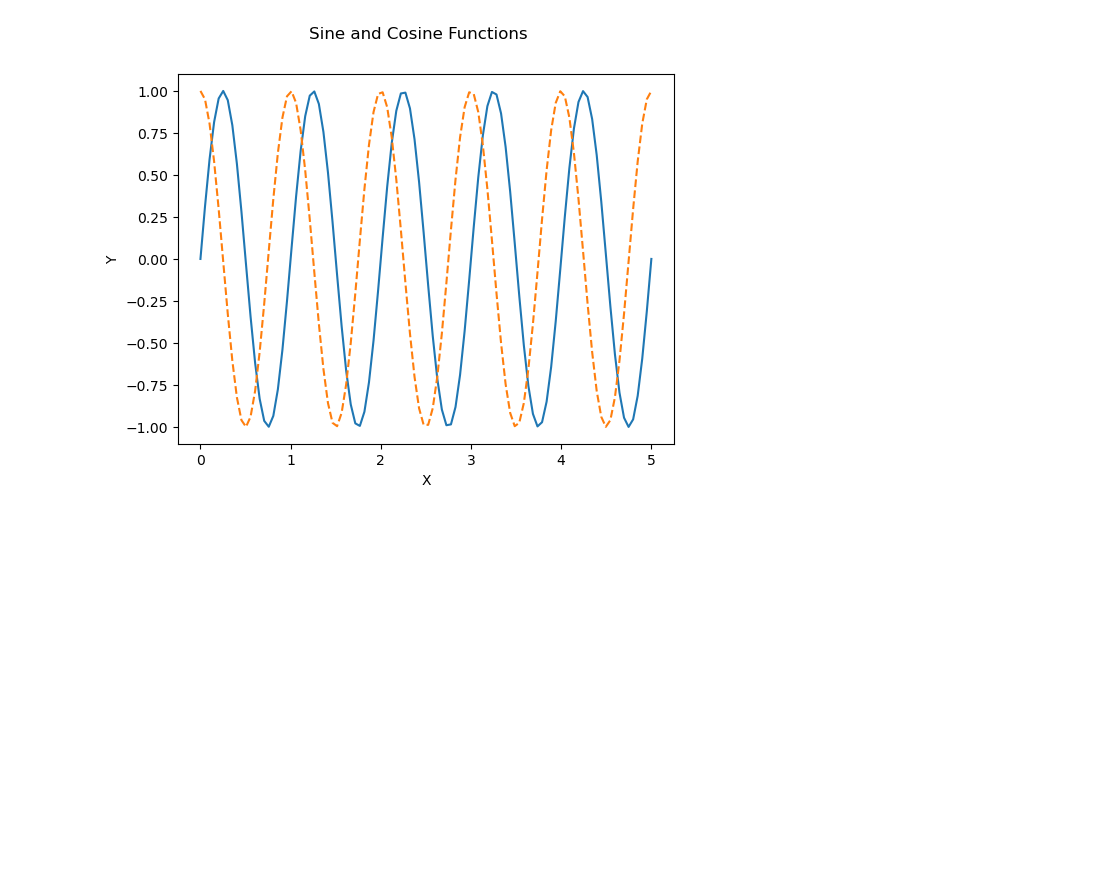
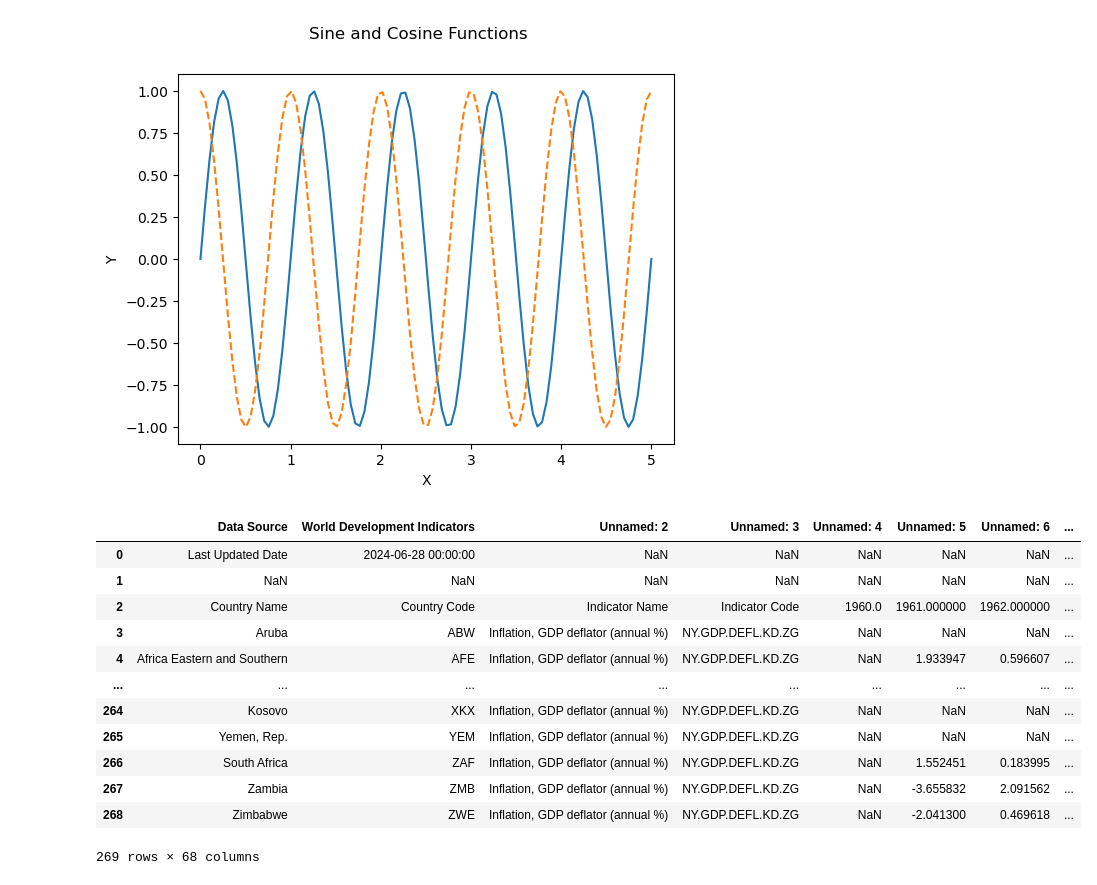
Before and after one commit to blitzkerby/valve, a Jupyter notebook: DRAGON LADY.ipynb, the cells around one changed output. Cells and saved outputs as stored; diff of their text form; code cells hidden in the pictures; blank space fills up the shorter version.

```diff
--- a/DRAGON LADY.ipynb
+++ b/DRAGON LADY.ipynb
@@ -229,3 +229,21 @@ plt.show()
 # %% [output]
 KeyError: ''
 [figure]
+# %%
+import pandas as pd
+data = pd.read_excel('API_NY.GDP.DEFL.KD.ZG_DS2_en_excel_v2_517221.xls')
+data
+# %% [output]
+|  | Data Source | World Development Indicators | Unnamed: 2 | Unnamed: 3 | Unnamed: 4 | Unnamed: 5 | Unnamed: 6 | ... |
+| 0 | Last Updated Date | 2024-06-28 00:00:00 | NaN | NaN | NaN | NaN | NaN | ... |
+| 1 | NaN | NaN | NaN | NaN | NaN | NaN | NaN | ... |
+| 2 | Country Name | Country Code | Indicator Name | Indicator Code | 1960.0 | 1961.000000 | 1962.000000 | ... |
+| 3 | Aruba | ABW | Inflation, GDP deflator (annual %) | NY.GDP.DEFL.KD.ZG | NaN | NaN | NaN | ... |
+| 4 | Africa Eastern and Southern | AFE | Inflation, GDP deflator (annual %) | NY.GDP.DEFL.KD.ZG | NaN | 1.933947 | 0.596607 | ... |
+| ... | ... | ... | ... | ... | ... | ... | ... | ... |
+| 264 | Kosovo | XKX | Inflation, GDP deflator (annual %) | NY.GDP.DEFL.KD.ZG | NaN | NaN | NaN | ... |
+| 265 | Yemen, Rep. | YEM | Inflation, GDP deflator (annual %) | NY.GDP.DEFL.KD.ZG | NaN | NaN | NaN | ... |
+| 266 | South Africa | ZAF | Inflation, GDP deflator (annual %) | NY.GDP.DEFL.KD.ZG | NaN | 1.552451 | 0.183995 | ... |
+| 267 | Zambia | ZMB | Inflation, GDP deflator (annual %) | NY.GDP.DEFL.KD.ZG | NaN | -3.655832 | 2.091562 | ... |
+| 268 | Zimbabwe | ZWE | Inflation, GDP deflator (annual %) | NY.GDP.DEFL.KD.ZG | NaN | -2.041300 | 0.469618 | ... |
+269 rows × 68 columns
```
Also changed, not shown: parts of 1 cell of this notebook, 13 other files.
